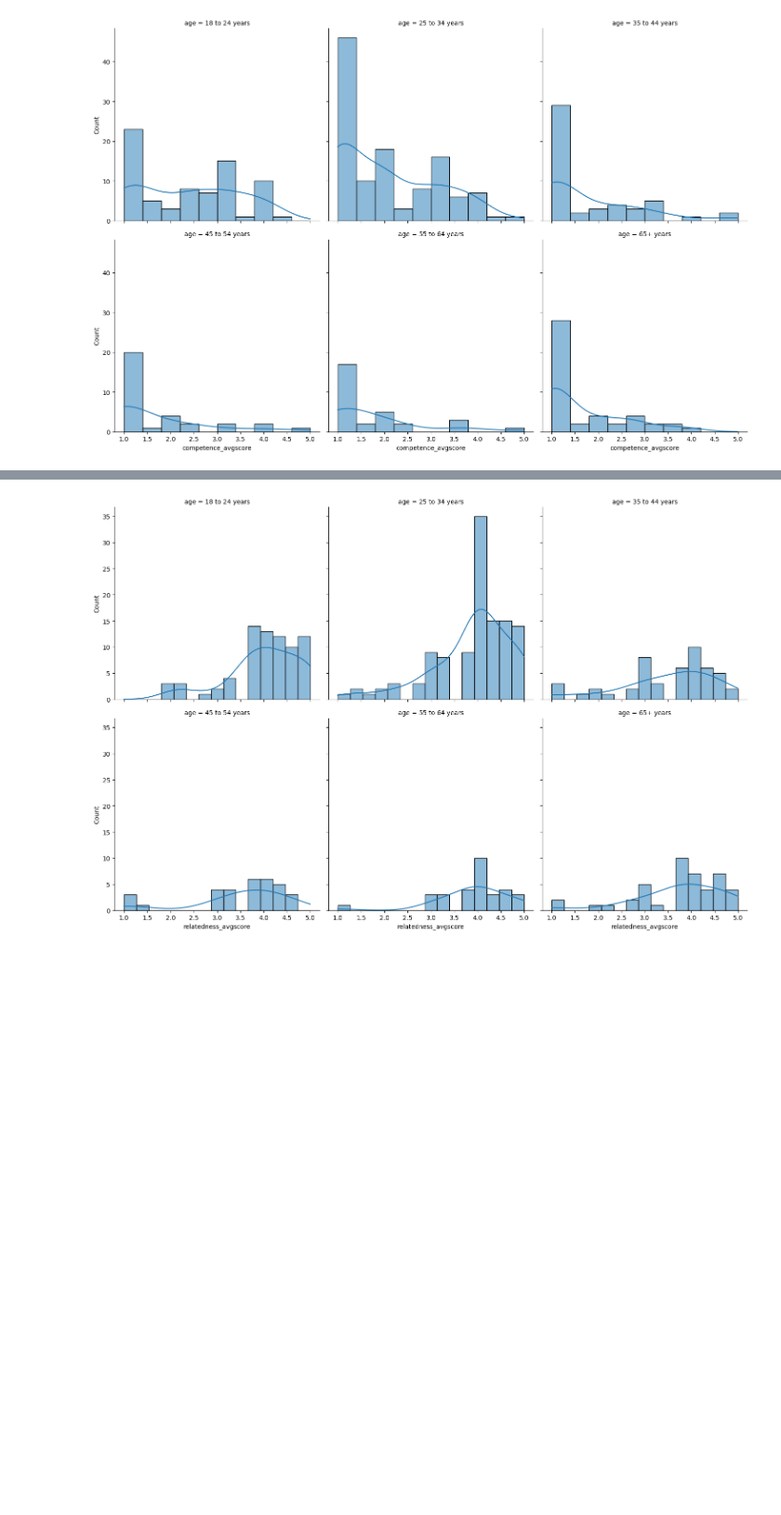
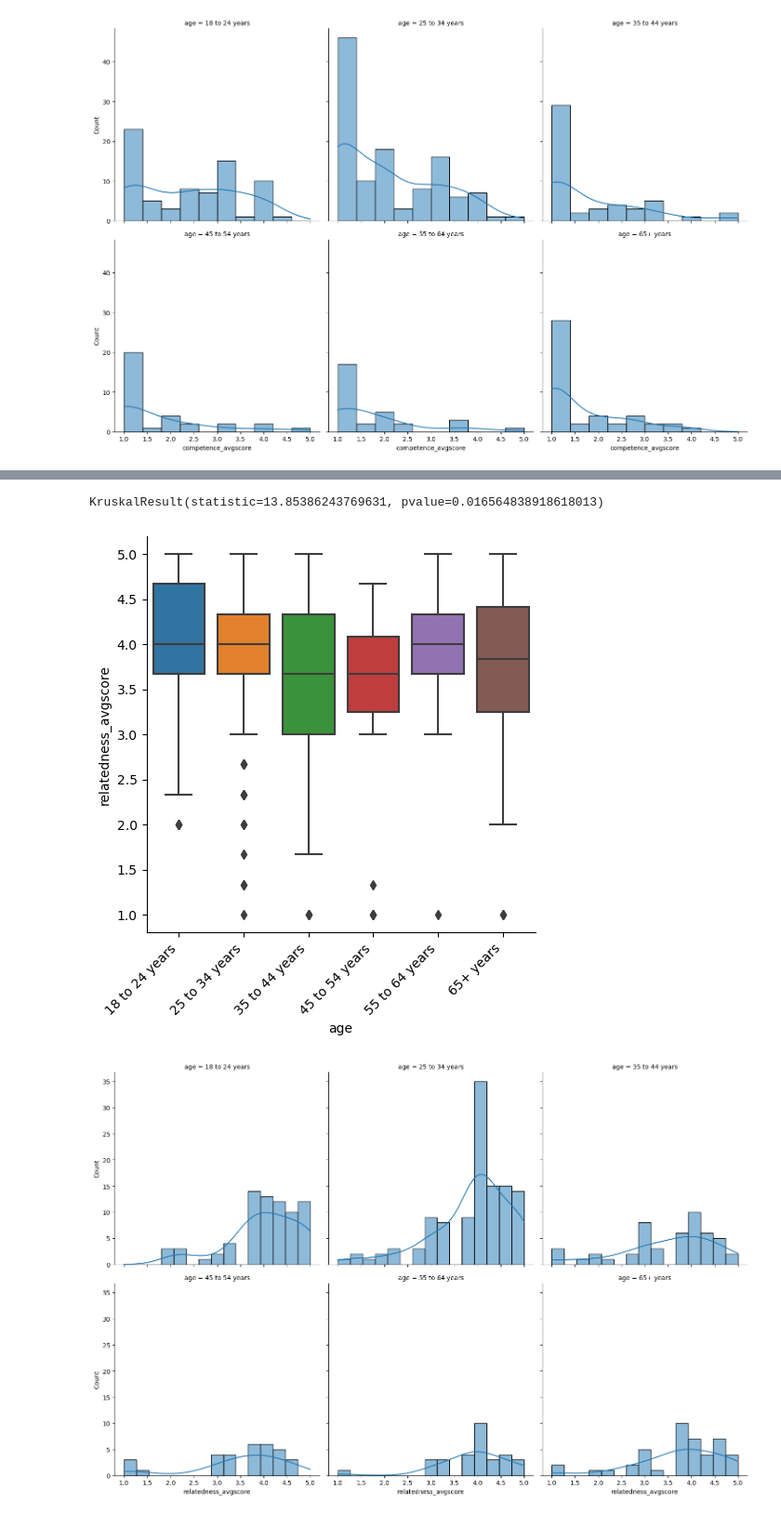
Before and after one commit to smc395/smartphone-wellbeing-study, a Jupyter notebook: analysis.ipynb, the cells around one changed output, grey strips where cells are left out. Shown at 93% size. Cells and saved outputs as stored; diff of their text form; code cells hidden in the pictures; blank space fills up the shorter version.

```diff
--- a/analysis.ipynb
+++ b/analysis.ipynb
@@ -541,3 +693,31 @@ competenceplot = sns.displot(data=no_age_pnta_df, x='competence_avgscore', kde=T
+# %%
+# Kruskal-Wallis H-test for independent samples on age group populations to see if there is a significant difference
+# between the means of the population and that the false usage distribution mean is less than the true usage distribution mean
+
+# Does not assume the same variances amongst the populations, but does require all groups to have at least 5 samples
+# https://docs.scipy.org/doc/scipy/reference/generated/scipy.stats.kruskal.html#scipy.stats.kruskal
+
+# Null hypothesis = The competence means are the same between age groups
+# Alternative = The competence means are not the same between age groups
+rela_pivoted_no_age_pnta_df = pd.pivot_table(data=no_age_pnta_df, values=['relatedness_avgscore'], index=no_age_pnta_df.index, columns='age_categorical')['relatedness_avgscore']
+r1 = rela_pivoted_no_age_pnta_df['18 to 24 years']
+r2 = rela_pivoted_no_age_pnta_df['25 to 34 years']
+r3 = rela_pivoted_no_age_pnta_df['35 to 44 years']
+r4 = rela_pivoted_no_age_pnta_df['45 to 54 years']
+r5 = rela_pivoted_no_age_pnta_df['55 to 64 years']
+r6 = rela_pivoted_no_age_pnta_df['65+ years']
+
+stats.kruskal( r1,r2,r3,r4,r5,r6, nan_policy='omit')
+
+# Statistically significant, so we reject the null hypothesis. The autonomy means are not the same between age groups
+# %% [output]
+KruskalResult(statistic=13.85386243769631, pvalue=0.016564838918618013)
+# %%
+relatedness_age_boxplot = sns.catplot(data=no_age_pnta_df, x='age', y='relatedness_avgscore', kind='box', order=age_col_order)
+relatedness_age_boxplot.set_xticklabels(rotation=45, ha='right')
+plt.show()
+# %% [output]
+[figure, added]
 # %%
 # Positive scoring. The higher the number the more feeling of relatedness
 relatednessplot = sns.displot(data=no_age_pnta_df, x='relatedness_avgscore', kde=True, col='age', col_order=age_col_order, col_wrap=3)
```
Also changed, not shown: parts of 61 cells of this notebook.
